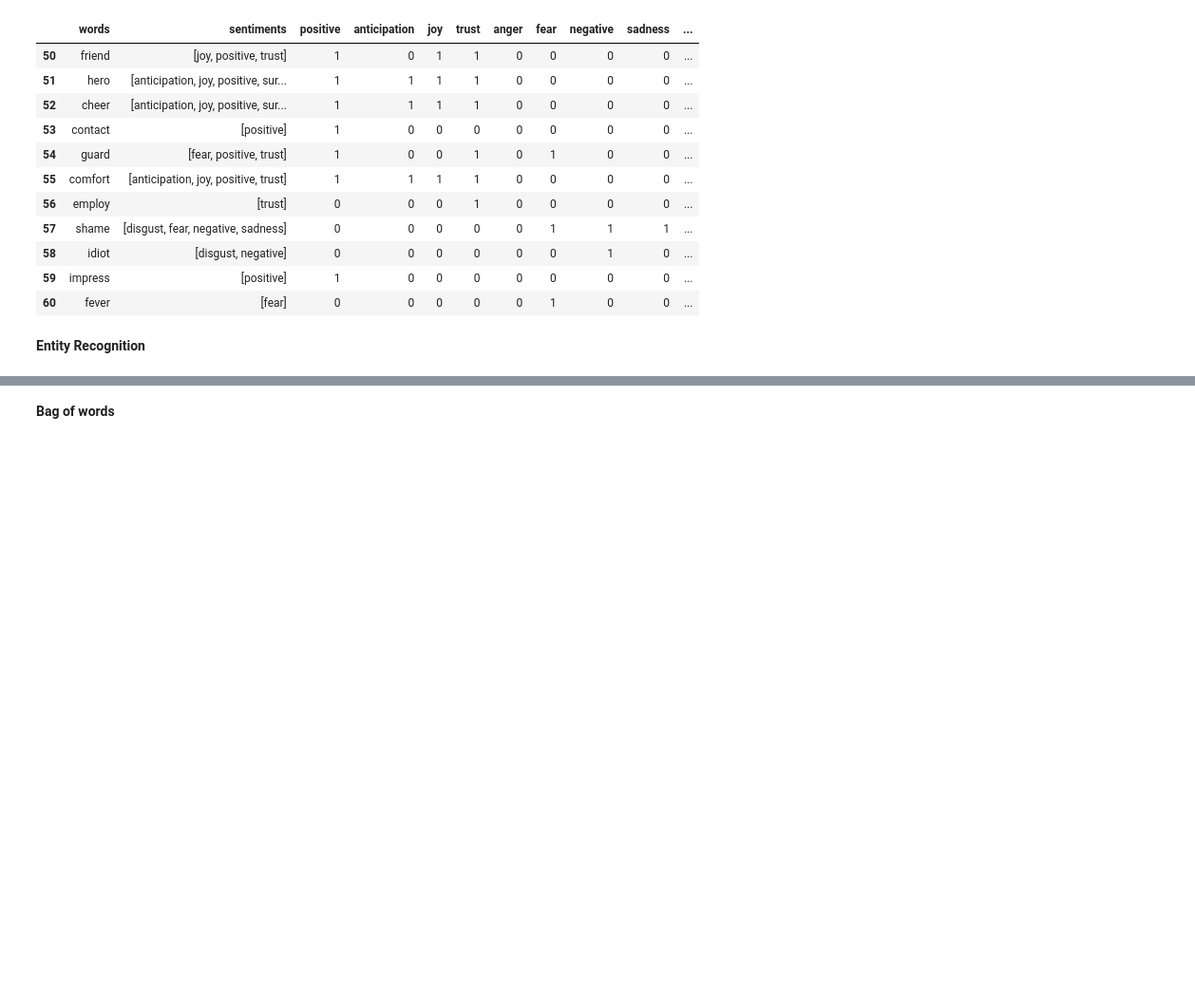
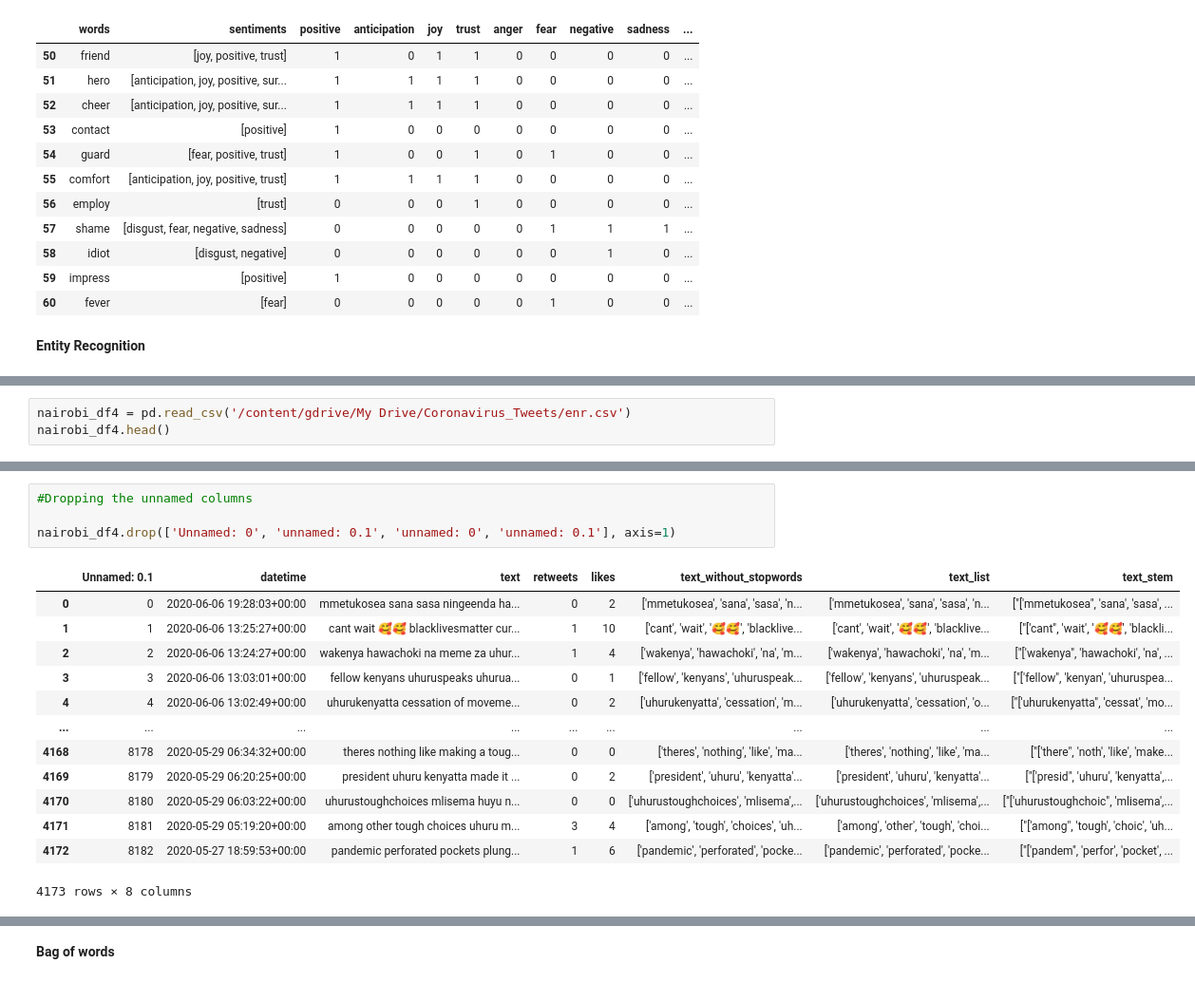
Before and after one commit to Grivine-19/Coronavirus-Sentiment-Analysis-Kenya, a Jupyter notebook: nairobi_county.ipynb, the cells around one changed output, grey strips where cells are left out. Shown at 95% size. Drawn from its saved outputs; the diff is of its cells as text; blank space fills up the shorter version.

```diff
--- a/nairobi_county.ipynb
+++ b/nairobi_county.ipynb
@@ -769,0 +775,3 @@ nairobi_df3.head()
+# %%
+nairobi_df4 = pd.read_csv('/content/gdrive/My Drive/Coronavirus_Tweets/enr.csv')
+nairobi_df4.head()
@@ -769,0 +785,18 @@ nairobi_df3.head()
+# %%
+#Dropping the unnamed columns
+
+nairobi_df4.drop(['Unnamed: 0', 'unnamed: 0.1', 'unnamed: 0', 'unnamed: 0.1'], axis=1)
+# %% [output]
+|  | Unnamed: 0.1 | datetime | text | retweets | likes | text_without_stopwords | text_list | text_stem |
+| 0 | 0 | 2020-06-06 19:28:03+00:00 | mmetukosea sana sasa ningeenda ha... | 0 | 2 | ['mmetukosea', 'sana', 'sasa', 'n... | ['mmetukosea', 'sana', 'sasa', 'n... | ["['mmetukosea", 'sana', 'sasa', ... |
+| 1 | 1 | 2020-06-06 13:25:27+00:00 | cant wait 🥰🥰 blacklivesmatter cur... | 1 | 10 | ['cant', 'wait', '🥰🥰', 'blacklive... | ['cant', 'wait', '🥰🥰', 'blacklive... | ["['cant", 'wait', '🥰🥰', 'blackli... |
+| 2 | 2 | 2020-06-06 13:24:27+00:00 | wakenya hawachoki na meme za uhur... | 1 | 4 | ['wakenya', 'hawachoki', 'na', 'm... | ['wakenya', 'hawachoki', 'na', 'm... | ["['wakenya", 'hawachoki', 'na', ... |
+| 3 | 3 | 2020-06-06 13:03:01+00:00 | fellow kenyans uhuruspeaks uhurua... | 0 | 1 | ['fellow', 'kenyans', 'uhuruspeak... | ['fellow', 'kenyans', 'uhuruspeak... | ["['fellow", 'kenyan', 'uhuruspea... |
+| 4 | 4 | 2020-06-06 13:02:49+00:00 | uhurukenyatta cessation of moveme... | 0 | 2 | ['uhurukenyatta', 'cessation', 'm... | ['uhurukenyatta', 'cessation', 'o... | ["['uhurukenyatta", 'cessat', 'mo... |
+| ... | ... | ... | ... | ... | ... | ... | ... | ... |
+| 4168 | 8178 | 2020-05-29 06:34:32+00:00 | theres nothing like making a toug... | 0 | 0 | ['theres', 'nothing', 'like', 'ma... | ['theres', 'nothing', 'like', 'ma... | ["['there", 'noth', 'like', 'make... |
+| 4169 | 8179 | 2020-05-29 06:20:25+00:00 | president uhuru kenyatta made it ... | 0 | 2 | ['president', 'uhuru', 'kenyatta'... | ['president', 'uhuru', 'kenyatta'... | ["['presid", 'uhuru', 'kenyatta',... |
+| 4170 | 8180 | 2020-05-29 06:03:22+00:00 | uhurustoughchoices mlisema huyu n... | 0 | 0 | ['uhurustoughchoices', 'mlisema',... | ['uhurustoughchoices', 'mlisema',... | ["['uhurustoughchoic", 'mlisema',... |
+| 4171 | 8181 | 2020-05-29 05:19:20+00:00 | among other tough choices uhuru m... | 3 | 4 | ['among', 'tough', 'choices', 'uh... | ['among', 'other', 'tough', 'choi... | ["['among", 'tough', 'choic', 'uh... |
+| 4172 | 8182 | 2020-05-27 18:59:53+00:00 | pandemic perforated pockets plung... | 1 | 6 | ['pandemic', 'perforated', 'pocke... | ['pandemic', 'perforated', 'pocke... | ["['pandem", 'perfor', 'pocket', ... |
+4173 rows × 8 columns
```
Also changed, not shown: parts of 15 cells of this notebook.
